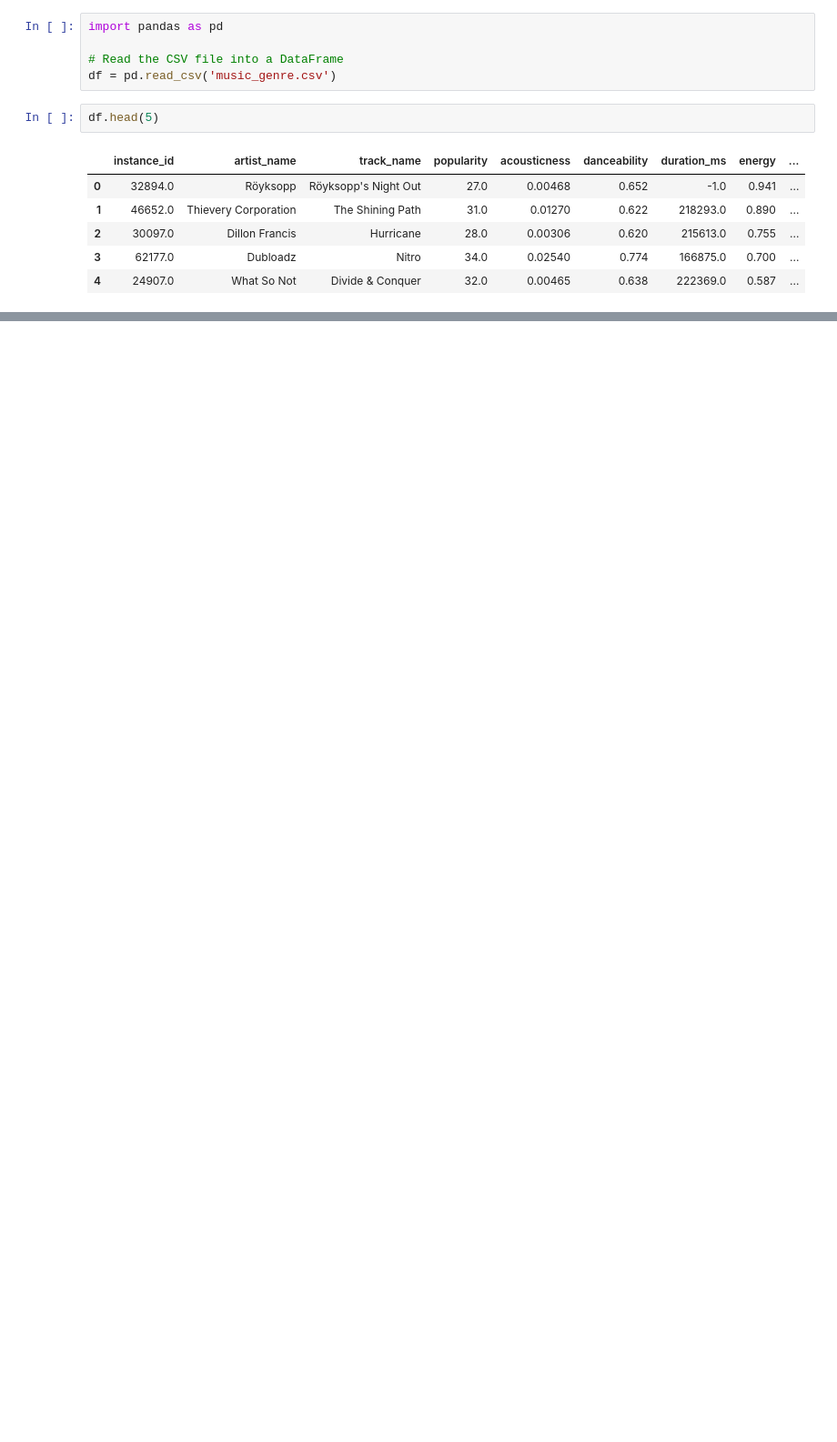
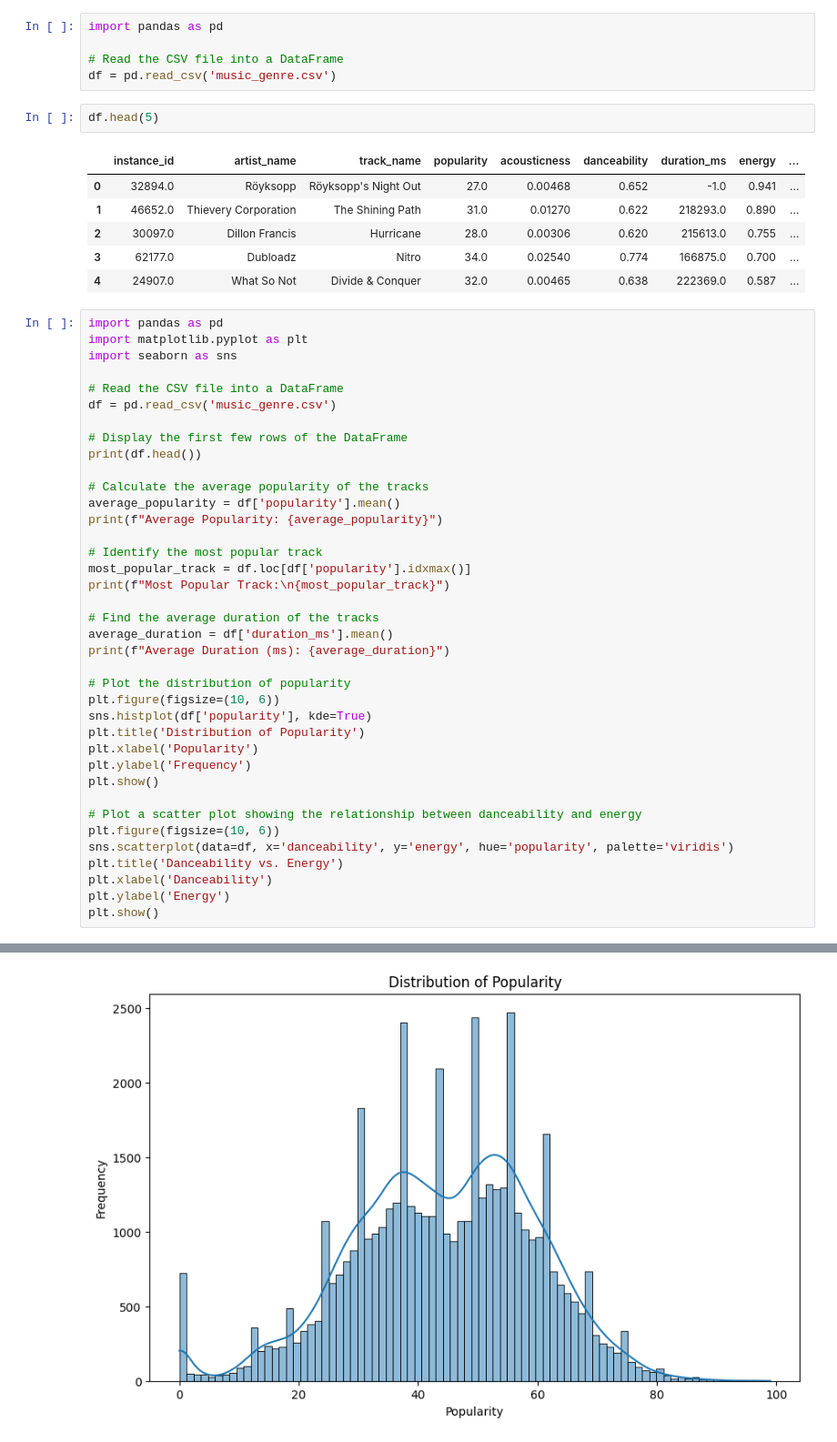
Before and after one commit to walethewave/All-Analysis-on-Music, a Jupyter notebook: mus.ipynb, the cells around one changed output, grey strips where cells are left out. Shown at 91% size. Drawn from its saved outputs; the diff is of its cells as text; blank space fills up the shorter version.

```diff
--- a/mus.ipynb
+++ b/mus.ipynb
@@ -12,3 +14,42 @@ df.head(5)
 | 2 | 30097.0 | Dillon Francis | Hurricane | 28.0 | 0.00306 | 0.620 | 215613.0 | 0.755 | ... |
 | 3 | 62177.0 | Dubloadz | Nitro | 34.0 | 0.02540 | 0.774 | 166875.0 | 0.700 | ... |
 | 4 | 24907.0 | What So Not | Divide & Conquer | 32.0 | 0.00465 | 0.638 | 222369.0 | 0.587 | ... |
+# %%
+import pandas as pd
+import matplotlib.pyplot as plt
+import seaborn as sns
+
+# Read the CSV file into a DataFrame
+df = pd.read_csv('music_genre.csv')
+
+# Display the first few rows of the DataFrame
+print(df.head())
+
+# Calculate the average popularity of the tracks
+average_popularity = df['popularity'].mean()
+print(f"Average Popularity: {average_popularity}")
+
+# Identify the most popular track
+most_popular_track = df.loc[df['popularity'].idxmax()]
+print(f"Most Popular Track:\n{most_popular_track}")
+
+# Find the average duration of the tracks
+average_duration = df['duration_ms'].mean()
+print(f"Average Duration (ms): {average_duration}")
+
+# Plot the distribution of popularity
+plt.figure(figsize=(10, 6))
+sns.histplot(df['popularity'], kde=True)
+plt.title('Distribution of Popularity')
+plt.xlabel('Popularity')
+plt.ylabel('Frequency')
+plt.show()
+
+# Plot a scatter plot showing the relationship between danceability and energy
+plt.figure(figsize=(10, 6))
+sns.scatterplot(data=df, x='danceability', y='energy', hue='popularity', palette='viridis')
+plt.title('Danceability vs. Energy')
+plt.xlabel('Danceability')
+plt.ylabel('Energy')
+plt.show()
+# %% [output]
@@ -14,0 +73 @@ df.head(5)
+[figure, added]
```
Also changed, not shown: parts of 4 cells of this notebook, 1 other file.
